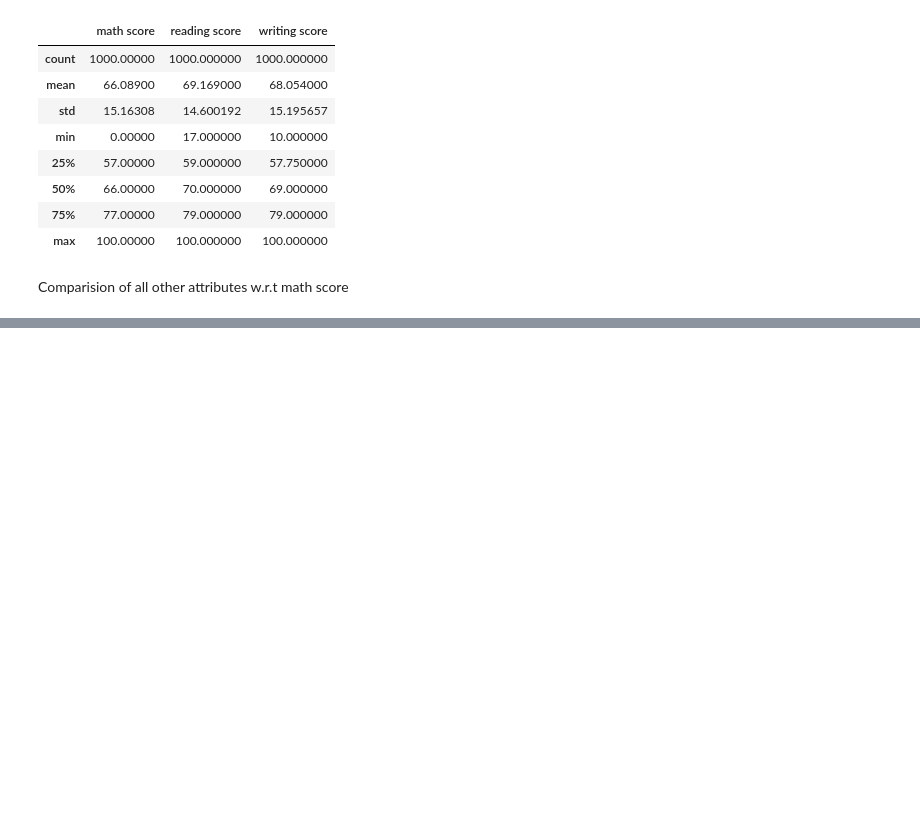
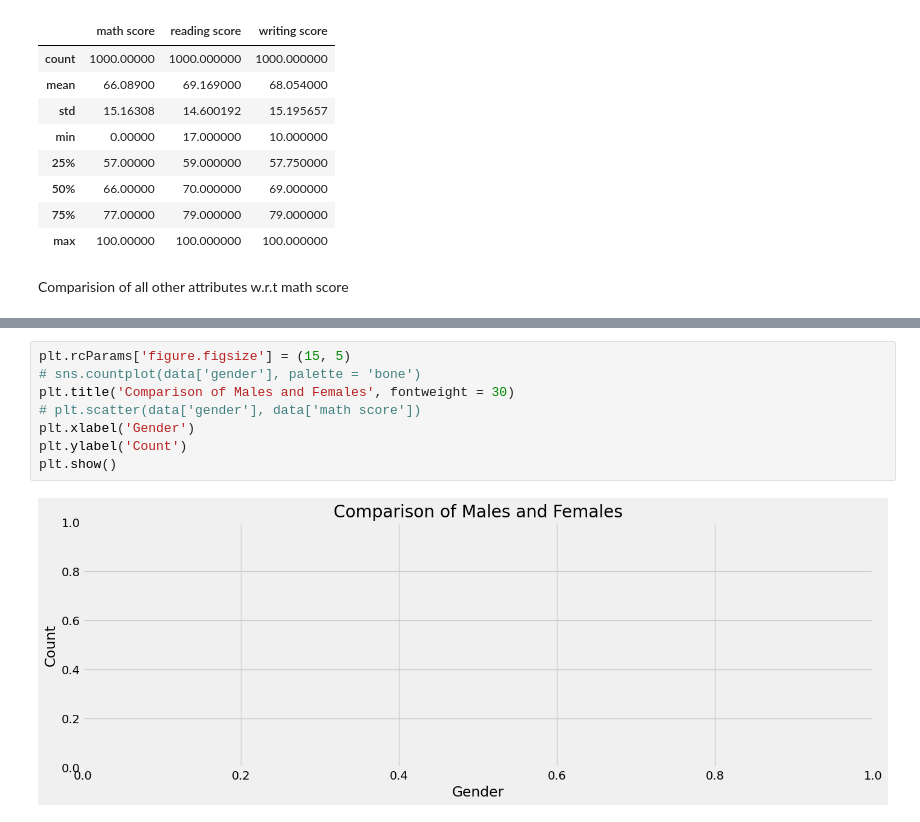
Before and after one commit to Kushal-Chandar/statistics-student-performance-analysis, a Jupyter notebook: app.ipynb, the cells around one changed output, grey strips where cells are left out. Saved outputs shown, nothing was run; the diff lists cells and outputs as text; blank space fills up the shorter version.

```diff
--- a/app.ipynb
+++ b/app.ipynb
@@ -85,0 +134,10 @@ Target looks like regression
+# %%
+plt.rcParams['figure.figsize'] = (15, 5)
+# sns.countplot(data['gender'], palette = 'bone')
+plt.title('Comparison of Males and Females', fontweight = 30)
+# plt.scatter(data['gender'], data['math score'])
+plt.xlabel('Gender')
+plt.ylabel('Count')
+plt.show()
+# %% [output]
+[figure, added]
```
Also changed, not shown: parts of 7 cells of this notebook, 2 other files.
